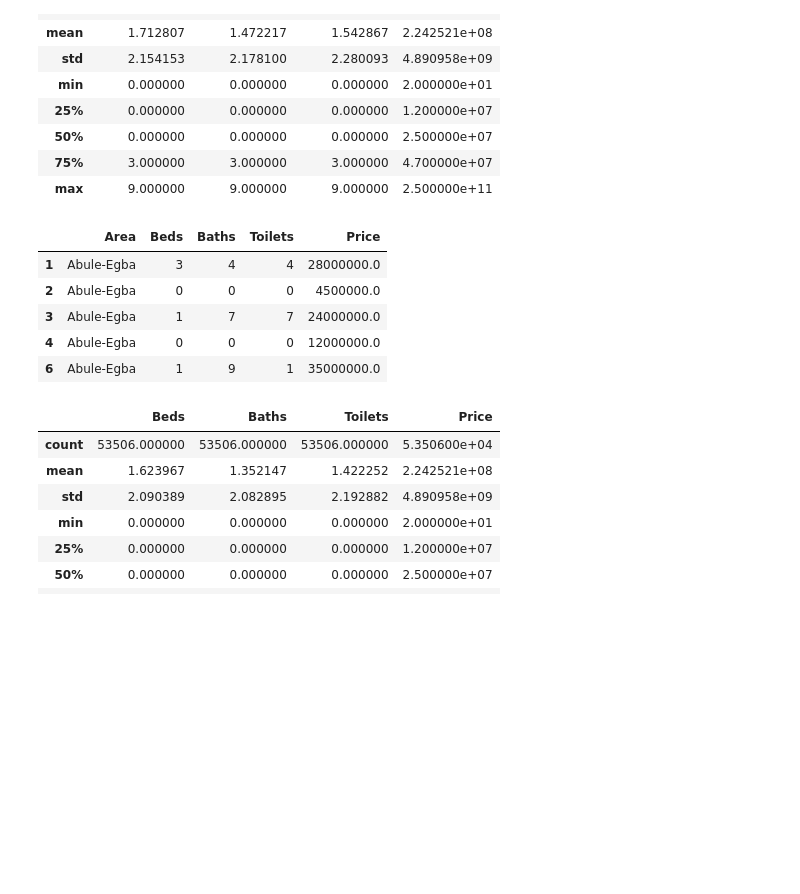
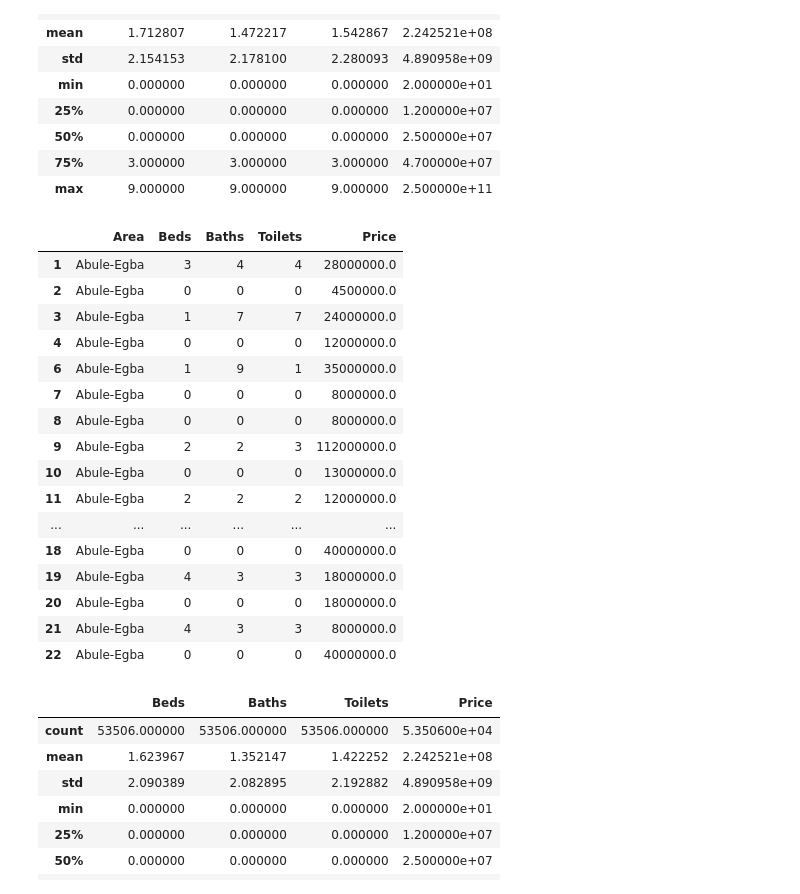
Before and after one commit to kantologist/fullstack-ml-app, a Jupyter notebook: Data Cleaning/clean.ipynb, the cells around one changed output. Drawn from its saved outputs; the diff is of its cells as text; code cells hidden in the pictures; blank space fills up the shorter version.

```diff
--- a/Data Cleaning/clean.ipynb
+++ b/Data Cleaning/clean.ipynb
@@ -32,14 +32,25 @@ house.describe()
 | max | 9.000000 | 9.000000 | 9.000000 | 2.500000e+11 |
 # %%
 house.dropna(inplace=True)
-house.head()
+house.head(20)
 # %% [output]
 |  | Area | Beds | Baths | Toilets | Price |
 | 1 | Abule-Egba | 3 | 4 | 4 | 28000000.0 |
 | 2 | Abule-Egba | 0 | 0 | 0 | 4500000.0 |
 | 3 | Abule-Egba | 1 | 7 | 7 | 24000000.0 |
 | 4 | Abule-Egba | 0 | 0 | 0 | 12000000.0 |
 | 6 | Abule-Egba | 1 | 9 | 1 | 35000000.0 |
+| 7 | Abule-Egba | 0 | 0 | 0 | 8000000.0 |
+| 8 | Abule-Egba | 0 | 0 | 0 | 8000000.0 |
+| 9 | Abule-Egba | 2 | 2 | 3 | 112000000.0 |
+| 10 | Abule-Egba | 0 | 0 | 0 | 13000000.0 |
+| 11 | Abule-Egba | 2 | 2 | 2 | 12000000.0 |
+| ... | ... | ... | ... | ... | ... |
+| 18 | Abule-Egba | 0 | 0 | 0 | 40000000.0 |
+| 19 | Abule-Egba | 4 | 3 | 3 | 18000000.0 |
+| 20 | Abule-Egba | 0 | 0 | 0 | 18000000.0 |
+| 21 | Abule-Egba | 4 | 3 | 3 | 8000000.0 |
+| 22 | Abule-Egba | 0 | 0 | 0 | 40000000.0 |
 # %%
 house.describe()
 # %% [output]
```
Also changed, not shown: parts of 6 cells of this notebook, 2 other files.
